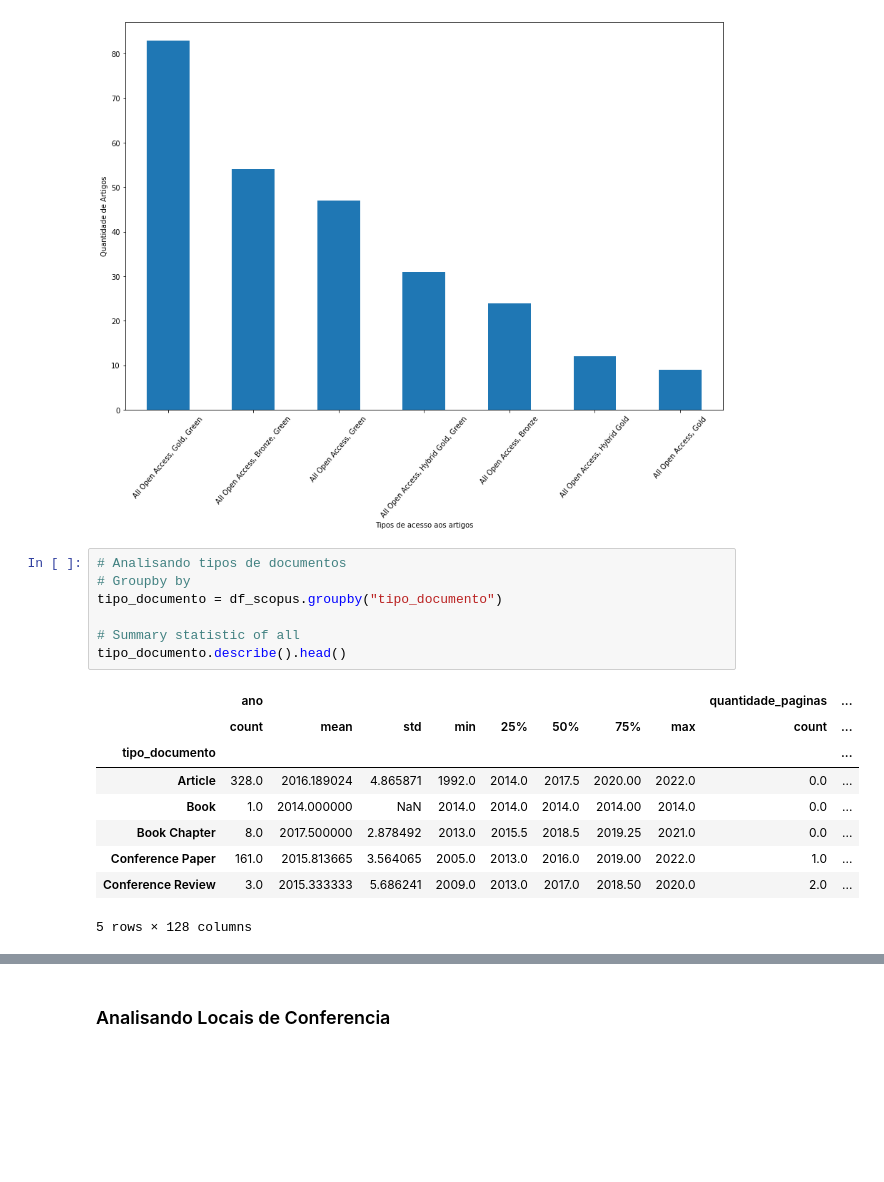
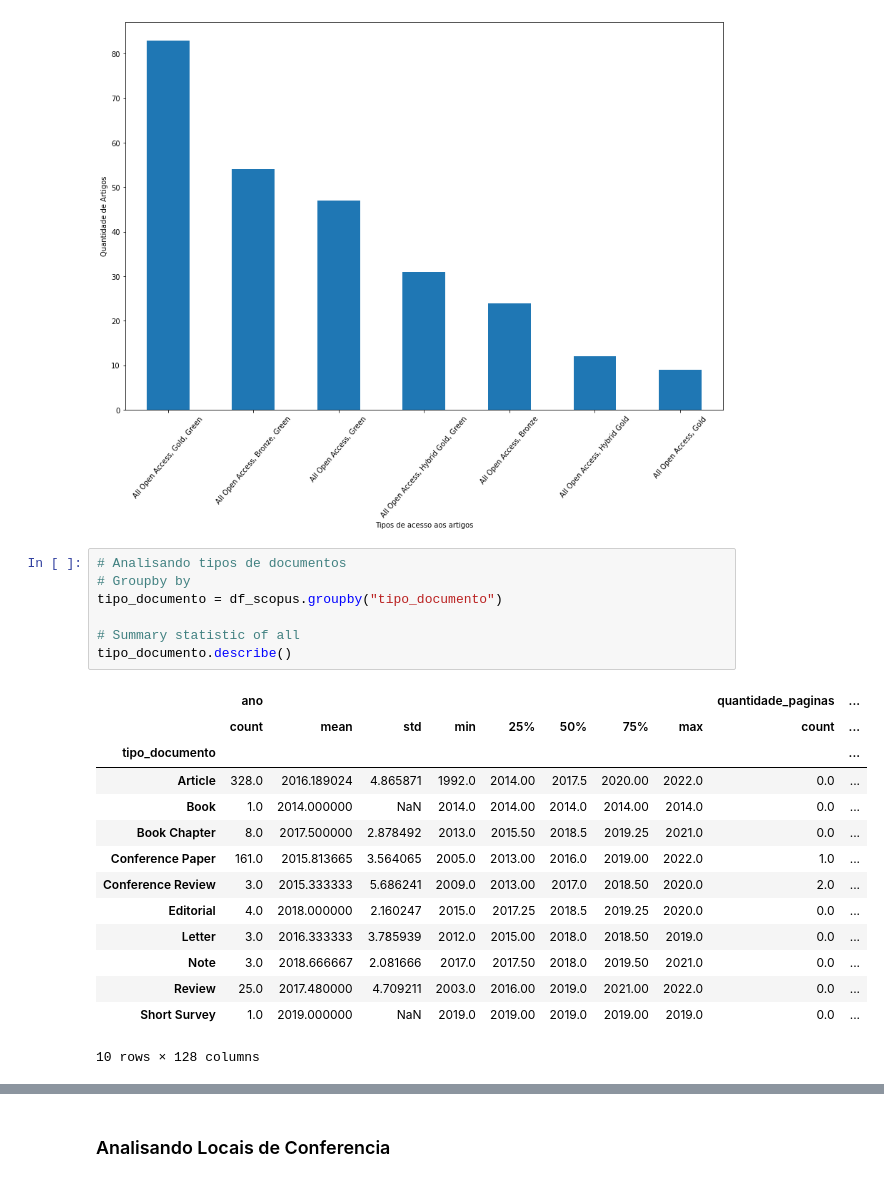
Before and after one commit to LuizPerciliano/Evento-Adverso-com-Metamap-e-Twitter-com-Portugues-Brasil, a Jupyter notebook: apps/app-Dissertacao/notebook/CEFET-Dissertação-Perci-CARGAS-2022.ipynb, the cells around one changed output, grey strips where cells are left out. Saved outputs shown, nothing was run; the diff lists cells and outputs as text; blank space fills up the shorter version.

```diff
--- a/apps/app-Dissertacao/notebook/CEFET-Dissertação-Perci-CARGAS-2022.ipynb
+++ b/apps/app-Dissertacao/notebook/CEFET-Dissertação-Perci-CARGAS-2022.ipynb
@@ -635,20 +555,25 @@ plt.show()
 # %%
 # Analisando tipos de documentos
 # Groupby by
 tipo_documento = df_scopus.groupby("tipo_documento")
 
 # Summary statistic of all
-tipo_documento.describe().head()
+tipo_documento.describe()
 # %% [output]
 |  | ano |  |  |  |  |  |  |  | quantidade_paginas | ... |
 |  | count | mean | std | min | 25% | 50% | 75% | max | count | ... |
 | tipo_documento |  |  |  |  |  |  |  |  |  | ... |
-| Article | 328.0 | 2016.189024 | 4.865871 | 1992.0 | 2014.0 | 2017.5 | 2020.00 | 2022.0 | 0.0 | ... |
-| Book | 1.0 | 2014.000000 | NaN | 2014.0 | 2014.0 | 2014.0 | 2014.00 | 2014.0 | 0.0 | ... |
-| Book Chapter | 8.0 | 2017.500000 | 2.878492 | 2013.0 | 2015.5 | 2018.5 | 2019.25 | 2021.0 | 0.0 | ... |
-| Conference Paper | 161.0 | 2015.813665 | 3.564065 | 2005.0 | 2013.0 | 2016.0 | 2019.00 | 2022.0 | 1.0 | ... |
-| Conference Review | 3.0 | 2015.333333 | 5.686241 | 2009.0 | 2013.0 | 2017.0 | 2018.50 | 2020.0 | 2.0 | ... |
+| Article | 328.0 | 2016.189024 | 4.865871 | 1992.0 | 2014.00 | 2017.5 | 2020.00 | 2022.0 | 0.0 | ... |
+| Book | 1.0 | 2014.000000 | NaN | 2014.0 | 2014.00 | 2014.0 | 2014.00 | 2014.0 | 0.0 | ... |
+| Book Chapter | 8.0 | 2017.500000 | 2.878492 | 2013.0 | 2015.50 | 2018.5 | 2019.25 | 2021.0 | 0.0 | ... |
+| Conference Paper | 161.0 | 2015.813665 | 3.564065 | 2005.0 | 2013.00 | 2016.0 | 2019.00 | 2022.0 | 1.0 | ... |
+| Conference Review | 3.0 | 2015.333333 | 5.686241 | 2009.0 | 2013.00 | 2017.0 | 2018.50 | 2020.0 | 2.0 | ... |
+| Editorial | 4.0 | 2018.000000 | 2.160247 | 2015.0 | 2017.25 | 2018.5 | 2019.25 | 2020.0 | 0.0 | ... |
+| Letter | 3.0 | 2016.333333 | 3.785939 | 2012.0 | 2015.00 | 2018.0 | 2018.50 | 2019.0 | 0.0 | ... |
+| Note | 3.0 | 2018.666667 | 2.081666 | 2017.0 | 2017.50 | 2018.0 | 2019.50 | 2021.0 | 0.0 | ... |
+| Review | 25.0 | 2017.480000 | 4.709211 | 2003.0 | 2016.00 | 2019.0 | 2021.00 | 2022.0 | 0.0 | ... |
+| Short Survey | 1.0 | 2019.000000 | NaN | 2019.0 | 2019.00 | 2019.0 | 2019.00 | 2019.0 | 0.0 | ... |
-5 rows × 128 columns
+10 rows × 128 columns
 # %%
 # pegar as 10 +
 plt.figure(figsize=(15,10))
```
Also changed, not shown: parts of 62 cells of this notebook, 1 other file.
